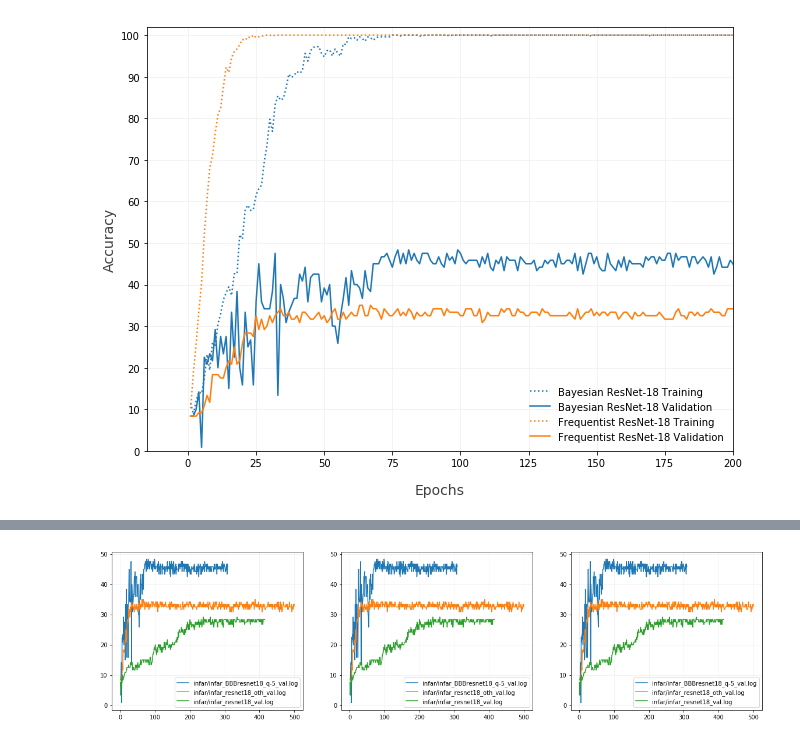
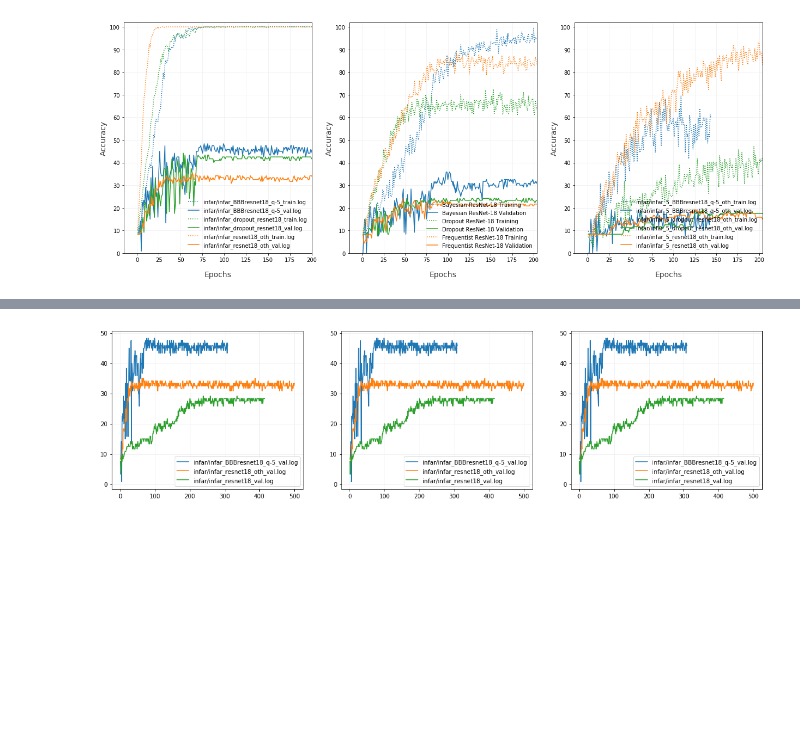
Before and after one commit to mrivar/3D-Bayesian-ResNets-PyTorch, a Jupyter notebook: results/infar.ipynb, the cells around one changed output, grey strips where cells are left out. Saved outputs shown, nothing was run; the diff lists cells and outputs as text; code cells hidden in the pictures; blank space fills up the shorter version.

Commit message:
Update results and plots

```diff
--- a/results/infar.ipynb
+++ b/results/infar.ipynb
@@ -24,18 +29,47 @@ logs
  'infar/infar_resnet18_uncertainty.log',
  'infar/infar_resnet18_val.log']
 # %%
-f = plt.figure(figsize=(10.5,7.8))
-ax = ipypthon_plot_log(logs, prefix=prefix, suffix=('oth_val.log', 'q-5_val.log', 'oth_train.log', 'q-5_train.log'), col=('acc_mean', 'acc'), figure=f,
-                  labels=['Bayesian ResNet-18 Training', 'Bayesian ResNet-18 Validation', 'Frequentist ResNet-18 Training', 'Frequentist ResNet-18 Validation'],
-                  linestyles=[':', '-', ':', '-'],
-                  colors=[blue, blue, orange, orange],
+f = plt.figure(figsize=(21,7.8))
+ax = ipypthon_plot_log(logs, prefix=prefix, suffix=('r_resnet18_oth_val.log', 'q-5_val.log', 'r_resnet18_oth_train.log', 'q-5_train.log', 'r_dropout_resnet18_train.log', 'r_dropout_resnet18_val.log'),
+                       col=('acc_mean', 'acc'), subplot=131, figure=f,
+                  #labels=['Bayesian ResNet-18 Training', 'Bayesian ResNet-18 Validation',
+                  #        'Dropout ResNet-18 Training', 'Dropout ResNet-18 Validation',
+                  #        'Frequentist ResNet-18 Training', 'Frequentist ResNet-18 Validation'],
+                  linestyles=[':', '-', ':', '-', ':', '-'],
+                  colors=[blue, blue, green, green, orange, orange],
                   legend_formatting=True,
                   xlim=(-15,200), ylim=(0,102), yticks=range(0,101,10))
 ax.set_ylabel('Accuracy', fontsize=14, alpha=0.75)
 ax.set_xlabel('Epochs', labelpad=15, fontsize=14, alpha=0.75)
+
+prefix4=prefix+'4_'
+ax = ipypthon_plot_log(logs, prefix=prefix4, suffix=('oth_val.log', 'oth_train.log', '18_val.log', '18_train.log'),
+                       col=('acc_mean', 'acc'), subplot=132, figure=f,
+                  labels=['Bayesian ResNet-18 Training', 'Bayesian ResNet-18 Validation',
+                          'Dropout ResNet-18 Training', 'Dropout ResNet-18 Validation',
+                          'Frequentist ResNet-18 Training', 'Frequentist ResNet-18 Validation'],
+                  linestyles=[':', '-', ':', '-', ':', '-'],
+                  colors=[blue, blue, green, green, orange, orange],
+                  legend_formatting=True,
+                  xlim=(-15,204), ylim=(0,102), yticks=range(0,101,10))
+ax.set_ylabel('Accuracy', fontsize=14, alpha=0.75)
+ax.set_xlabel('Epochs', labelpad=15, fontsize=14, alpha=0.75)
+
+prefix5=prefix+'5_'
+ax = ipypthon_plot_log(logs, prefix=prefix5, suffix=('val.log', 'train.log'),
+                       col=('acc_mean', 'acc'), subplot=133, figure=f,
+                  #labels=['Bayesian ResNet-18 Training', 'Bayesian ResNet-18 Validation',
+                  #        'Dropout ResNet-18 Training', 'Dropout ResNet-18 Validation',
+                  #        'Frequentist ResNet-18 Training', 'Frequentist ResNet-18 Validation'],
+                  linestyles=[':', '-', ':', '-', ':', '-'],
+                  colors=[blue, blue, green, green, orange, orange],
+                  legend_formatting=True,
+                  xlim=(-15,204), ylim=(0,102), yticks=range(0,101,10))
+ax.set_ylabel('Accuracy', fontsize=14, alpha=0.75)
+ax.set_xlabel('Epochs', labelpad=15, fontsize=14, alpha=0.75)
 plt.show()
 # %% [output]
-[figure, old version]
+[figure, new version]
 # %%
 f = plt.figure(figsize=(20,5))
 ipypthon_plot_log(logs, prefix=prefix, suffix='_val.log', col='acc_mean', subplot=131, figure=f, xlim=(-10, 300), ylim=(-2, 100), yticks=range(0,101,10))
```
Also changed, not shown: parts of 2 cells of this notebook, 49 other files.
